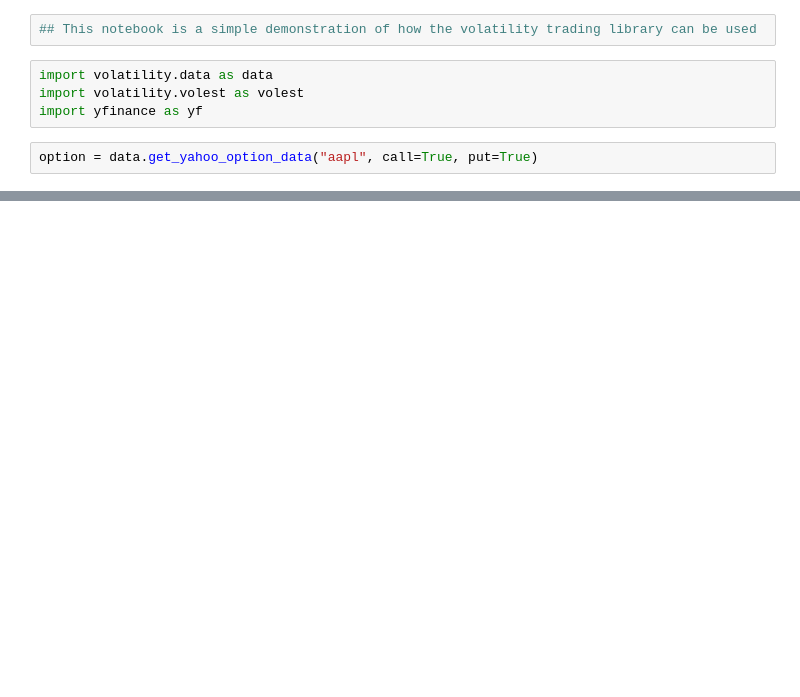
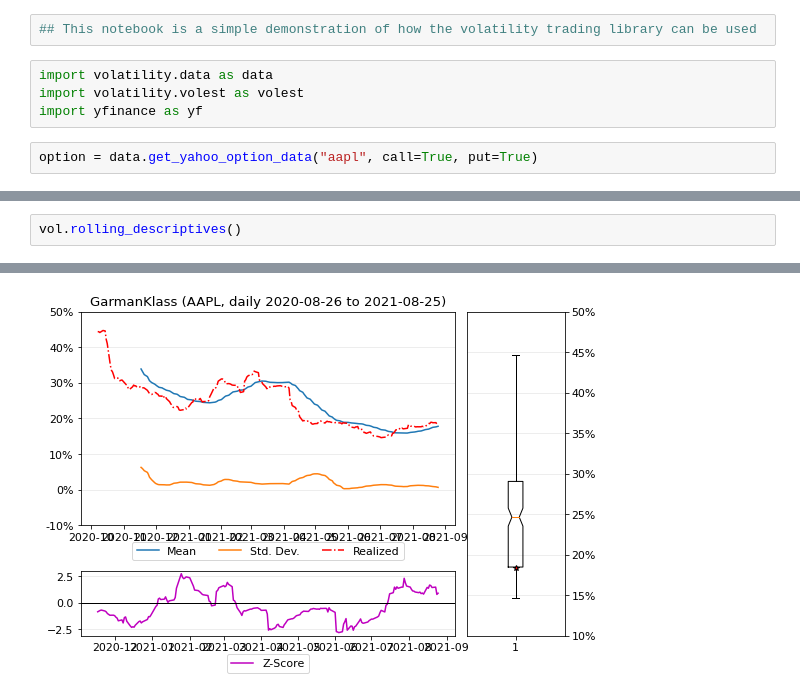
Before and after one commit to fredpell1/volatility-trading, a Jupyter notebook: yfinance_test.ipynb, the cells around one changed output, grey strips where cells are left out. Drawn from its saved outputs; the diff is of its cells as text; blank space fills up the shorter version.

```diff
--- a/yfinance_test.ipynb
+++ b/yfinance_test.ipynb
@@ -102,0 +38,3 @@ _,plt = vol.cones(windows=windows, quantiles=quantiles)
+# %%
+vol.rolling_descriptives()
+# %% [output]
@@ -102,0 +43 @@ _,plt = vol.cones(windows=windows, quantiles=quantiles)
+[figure, added]
```
Also changed, not shown: parts of 14 cells of this notebook, 1 other file.
